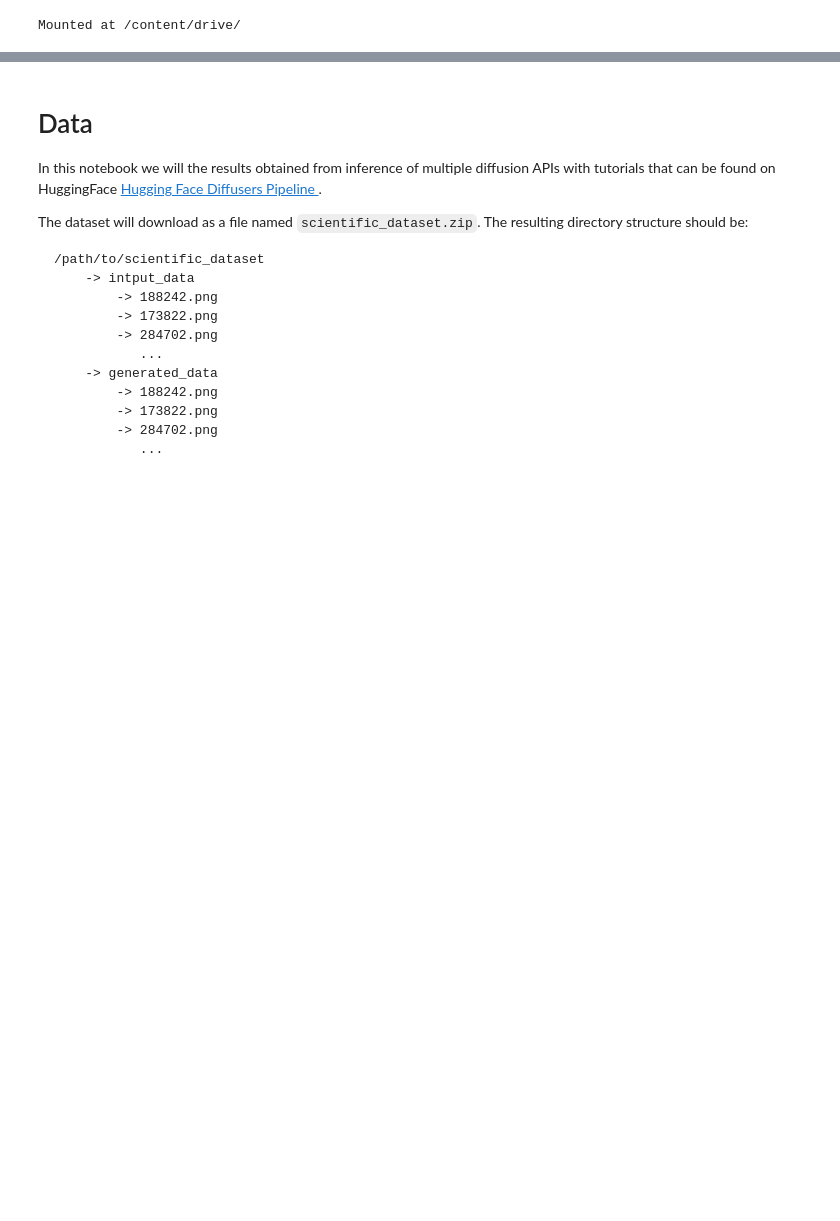
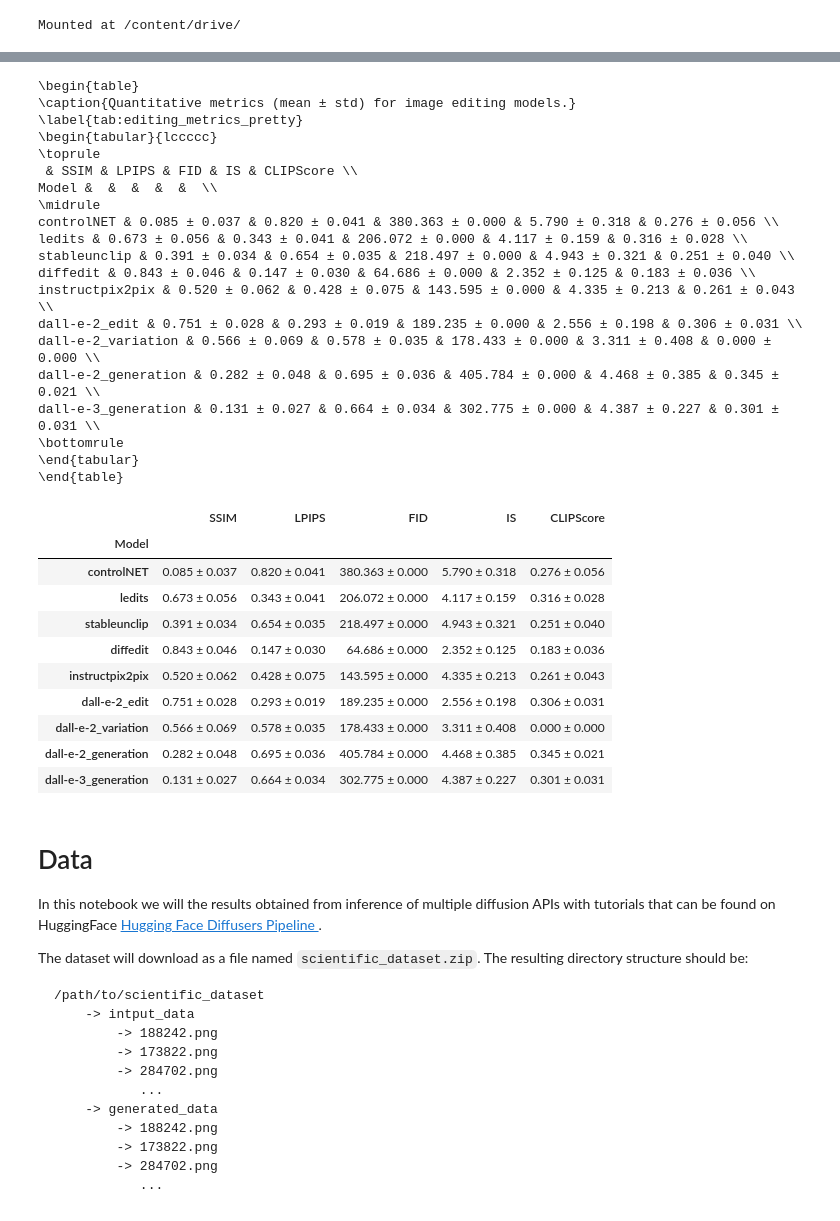
Before and after one commit to lbl-camera/genAI, a Jupyter notebook: calculate_metrics.ipynb, the cells around one changed output, grey strips where cells are left out. Cells and saved outputs as stored; diff of their text form; code cells hidden in the pictures; blank space fills up the shorter version.

```diff
--- a/calculate_metrics.ipynb
+++ b/calculate_metrics.ipynb
@@ -214,0 +681,18 @@ def get_metrics_diffusion(raw_path, edited_img_rootpath, resize = True, resize_s
+# %%
+data = 'ROOTS'
+path_real = os.path.join(basepath, "raw/{}".format(data))
+path_fake = os.path.join(basepath, "generated/{}".format(data))
+
+prompts = {'controlNET': "2D image of growing entangled plant roots",
+           'ledits': "disentangled plant roots",
+           'stableunclip': "2D image of growing entangled plant roots",
+           'diffedit': 'disentangled roots with leaves',
+           'instructpix2pix': "2D image of growing entangled plant roots",
+           'dall-e-2_edit': "2D image of entangled plant roots",
+           'dall-e-2_variation': 'N/A',
+           'dall-e-2_generation': 'microscopy image of entangled plant root in hydroponic system',
+           'dall-e-3_generation': 'microscopy image of entangled plant root in hydroponic system'
+
+}
+
+df_roots = get_df_metrics(path_real, path_fake, prompts, models, data)
@@ -215,3 +766,44 @@ def get_metrics_diffusion(raw_path, edited_img_rootpath, resize = True, resize_s
+# %%
+metrics = ["SSIM", "LPIPS", "FID", "CLIPScore"]
+
+csv_savepath = os.path.join(basepath, "csv_metrics_results/{}_results.csv".format(data))
+df_roots.to_csv(csv_savepath, index=False) # Comment if not needed
+
+df_roots = pd.read_csv(csv_savepath)
+df_roots_formatted, latex_table_roots = format_df(df_roots, metrics)
+df_roots_formatted
+# %% [output]
+\begin{table}
+\caption{Quantitative metrics (mean ± std) for image editing models.}
+\label{tab:editing_metrics_pretty}
+\begin{tabular}{lccccc}
+\toprule
+ & SSIM & LPIPS & FID & IS & CLIPScore \\
+Model &  &  &  &  &  \\
+\midrule
+controlNET & 0.085 ± 0.037 & 0.820 ± 0.041 & 380.363 ± 0.000 & 5.790 ± 0.318 & 0.276 ± 0.056 \\
+ledits & 0.673 ± 0.056 & 0.343 ± 0.041 & 206.072 ± 0.000 & 4.117 ± 0.159 & 0.316 ± 0.028 \\
+stableunclip & 0.391 ± 0.034 & 0.654 ± 0.035 & 218.497 ± 0.000 & 4.943 ± 0.321 & 0.251 ± 0.040 \\
+diffedit & 0.843 ± 0.046 & 0.147 ± 0.030 & 64.686 ± 0.000 & 2.352 ± 0.125 & 0.183 ± 0.036 \\
+instructpix2pix & 0.520 ± 0.062 & 0.428 ± 0.075 & 143.595 ± 0.000 & 4.335 ± 0.213 & 0.261 ± 0.043 \\
+dall-e-2_edit & 0.751 ± 0.028 & 0.293 ± 0.019 & 189.235 ± 0.000 & 2.556 ± 0.198 & 0.306 ± 0.031 \\
+dall-e-2_variation & 0.566 ± 0.069 & 0.578 ± 0.035 & 178.433 ± 0.000 & 3.311 ± 0.408 & 0.000 ± 0.000 \\
+dall-e-2_generation & 0.282 ± 0.048 & 0.695 ± 0.036 & 405.784 ± 0.000 & 4.468 ± 0.385 & 0.345 ± 0.021 \\
+dall-e-3_generation & 0.131 ± 0.027 & 0.664 ± 0.034 & 302.775 ± 0.000 & 4.387 ± 0.227 & 0.301 ± 0.031 \\
+\bottomrule
+\end{tabular}
+\end{table}
+|  | SSIM | LPIPS | FID | IS | CLIPScore |
+| Model |  |  |  |  |  |
+| controlNET | 0.085 ± 0.037 | 0.820 ± 0.041 | 380.363 ± 0.000 | 5.790 ± 0.318 | 0.276 ± 0.056 |
+| ledits | 0.673 ± 0.056 | 0.343 ± 0.041 | 206.072 ± 0.000 | 4.117 ± 0.159 | 0.316 ± 0.028 |
+| stableunclip | 0.391 ± 0.034 | 0.654 ± 0.035 | 218.497 ± 0.000 | 4.943 ± 0.321 | 0.251 ± 0.040 |
+| diffedit | 0.843 ± 0.046 | 0.147 ± 0.030 | 64.686 ± 0.000 | 2.352 ± 0.125 | 0.183 ± 0.036 |
+| instructpix2pix | 0.520 ± 0.062 | 0.428 ± 0.075 | 143.595 ± 0.000 | 4.335 ± 0.213 | 0.261 ± 0.043 |
+| dall-e-2_edit | 0.751 ± 0.028 | 0.293 ± 0.019 | 189.235 ± 0.000 | 2.556 ± 0.198 | 0.306 ± 0.031 |
+| dall-e-2_variation | 0.566 ± 0.069 | 0.578 ± 0.035 | 178.433 ± 0.000 | 3.311 ± 0.408 | 0.000 ± 0.000 |
+| dall-e-2_generation | 0.282 ± 0.048 | 0.695 ± 0.036 | 405.784 ± 0.000 | 4.468 ± 0.385 | 0.345 ± 0.021 |
+| dall-e-3_generation | 0.131 ± 0.027 | 0.664 ± 0.034 | 302.775 ± 0.000 | 4.387 ± 0.227 | 0.301 ± 0.031 |
 # %% [markdown]
 Data
 ====
```
Also changed, not shown: parts of 89 cells of this notebook.
